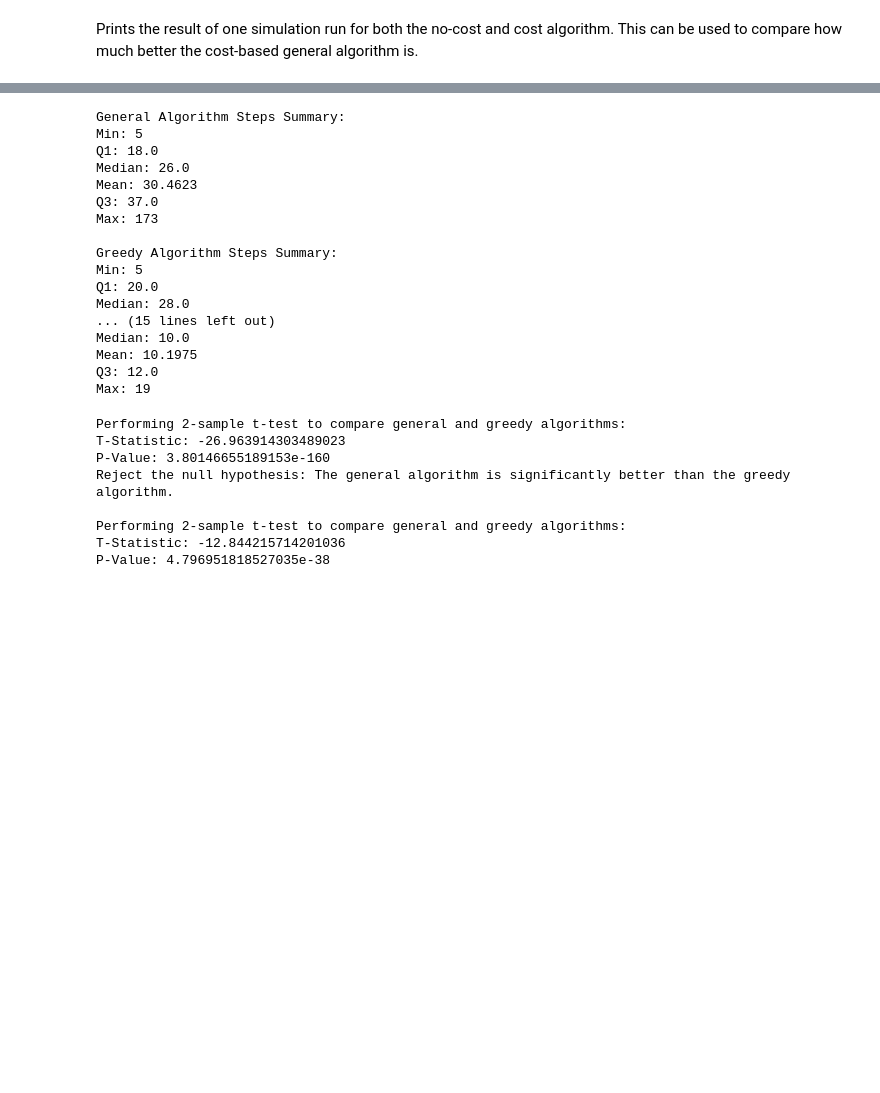
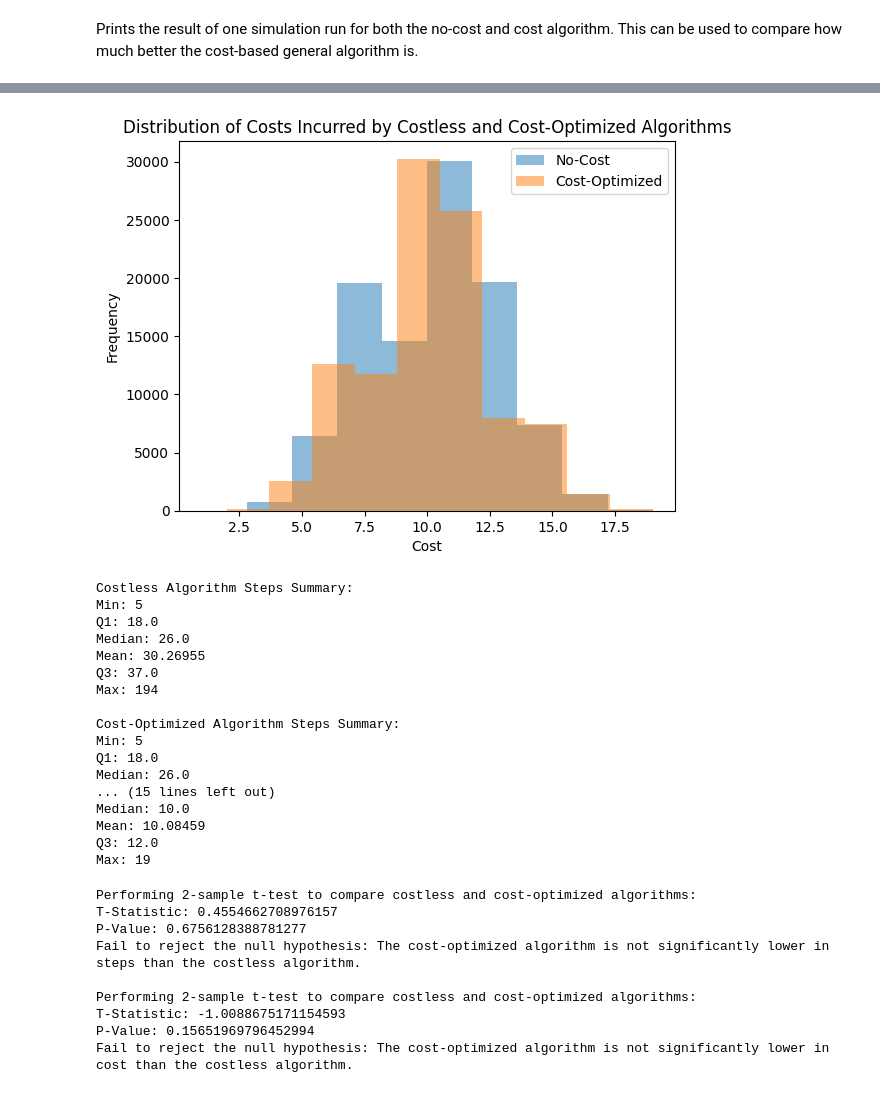
Before and after one commit to T-Lind/cost_mechnaisms_for_planning, a Jupyter notebook: main.ipynb, the cells around one changed output, grey strips where cells are left out. Saved outputs shown, nothing was run; the diff lists cells and outputs as text; code cells hidden in the pictures; blank space fills up the shorter version.

Commit message:
cost-based optimization currently not working great...

```diff
--- a/main.ipynb
+++ b/main.ipynb
@@ -38,3 +40,7 @@ IndexError: list index out of range
+# %%
+# Load the two models
+wedding_fom_cost = FOM.load('saves/wedding_fom_cost.pkl')
+wedding_fom_no_cost = FOM.load('saves/wedding_fom_no_cost.pkl')
 # %% [markdown]
 Plots the training runs of the general algorithms. This can be helpful to determine how various factors might affect the training process.
 # %%
@@ -59,7 +72,7 @@ print(result_cost)
 from tqdm import tqdm
 
 # Now, simulate the algorithms across 1000 runs
-n_runs = 10_000
+n_runs = 100_000
 
 no_cost_steps = []
 no_cost_costs = []
@@ -68,11 +81,11 @@ cost_steps = []
 cost_costs = []
 
 for _ in tqdm(range(n_runs)):
-    result_no_cost = wedding_fom_no_cost.simulate()
+    result_no_cost = wedding_fom_no_cost.simulate(spec)
     no_cost_steps.append(result_no_cost['steps'])
     no_cost_costs.append(result_no_cost['total_cost'])
 
-    result_cost = wedding_fom_cost.simulate()
+    result_cost = wedding_fom_cost.simulate(spec)
     cost_steps.append(result_cost['steps'])
     cost_costs.append(result_cost['total_cost'])
 # %%
@@ -88,13 +103,15 @@ plt.show()
 # %%
 # Plot the two histograms, with cost/no-cost distributions in different colors
-plt.hist(no_cost_costs, bins=20, alpha=0.5, label='No-Cost')
-plt.hist(cost_costs, bins=20, alpha=0.5, label='Cost-Optimized')
+plt.hist(no_cost_costs, bins=10, alpha=0.5, label='No-Cost')
+plt.hist(cost_costs, bins=10, alpha=0.5, label='Cost-Optimized')
 
 plt.legend()
 plt.title('Distribution of Costs Incurred by Costless and Cost-Optimized Algorithms')
 plt.xlabel('Cost')
 plt.ylabel('Frequency')
 plt.show()
+# %% [output]
+[figure, added]
 # %%
 import numpy as np
 
@@ -132,21 +149,21 @@ print('Mean:', np.mean(cost_costs))
 print('Q3:', np.percentile(cost_costs, 75))
 print('Max:', np.max(cost_costs))
 # %% [output]
-General Algorithm Steps Summary:
+Costless Algorithm Steps Summary:
 Min: 5
 Q1: 18.0
 Median: 26.0
-Mean: 30.4623
+Mean: 30.26955
 Q3: 37.0
-Max: 173
+Max: 194
 
-Greedy Algorithm Steps Summary:
+Cost-Optimized Algorithm Steps Summary:
 Min: 5
-Q1: 20.0
-Median: 28.0
+Q1: 18.0
+Median: 26.0
 ... (15 lines left out)
 Median: 10.0
-Mean: 10.1975
+Mean: 10.08459
 Q3: 12.0
 Max: 19
 # %%
@@ -171,12 +188,18 @@ t_stat, p_val = ttest_ind(cost_costs, no_cost_costs, equal_var=False, alternativ
 print("\nPerforming 2-sample t-test to compare costless and cost-optimized algorithms:")
 print('T-Statistic:', t_stat)
 print('P-Value:', p_val)
+
+if p_val < alpha:
+    print('Reject the null hypothesis: The cost-optimized algorithm is significantly lower in cost than the costless algorithm.')
+else:
+    print('Fail to reject the null hypothesis: The cost-optimized algorithm is not significantly lower in cost than the costless algorithm.')
 # %% [output]
-Performing 2-sample t-test to compare general and greedy algorithms:
-T-Statistic: -26.963914303489023
-P-Value: 3.80146655189153e-160
-Reject the null hypothesis: The general algorithm is significantly better than the greedy algorithm.
+Performing 2-sample t-test to compare costless and cost-optimized algorithms:
+T-Statistic: 0.4554662708976157
+P-Value: 0.6756128388781277
+Fail to reject the null hypothesis: The cost-optimized algorithm is not significantly lower in steps than the costless algorithm.
 
-Performing 2-sample t-test to compare general and greedy algorithms:
-T-Statistic: -12.844215714201036
-P-Value: 4.796951818527035e-38
+Performing 2-sample t-test to compare costless and cost-optimized algorithms:
+T-Statistic: -1.0088675171154593
+P-Value: 0.15651969796452994
+Fail to reject the null hypothesis: The cost-optimized algorithm is not significantly lower in cost than the costless algorithm.
```
Also changed, not shown: parts of 7 cells of this notebook, 3 other files.
